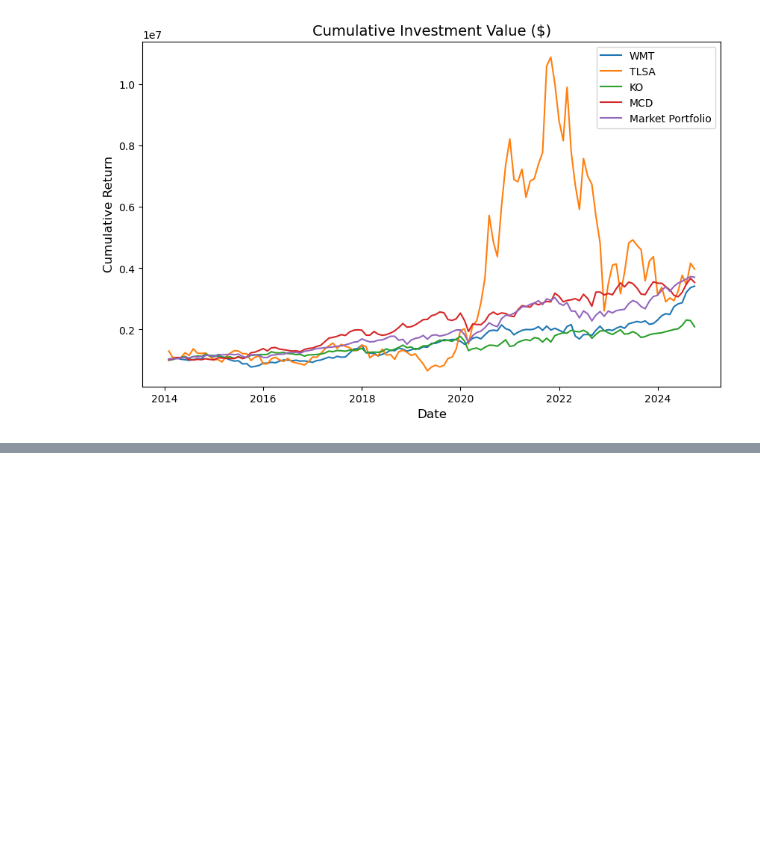
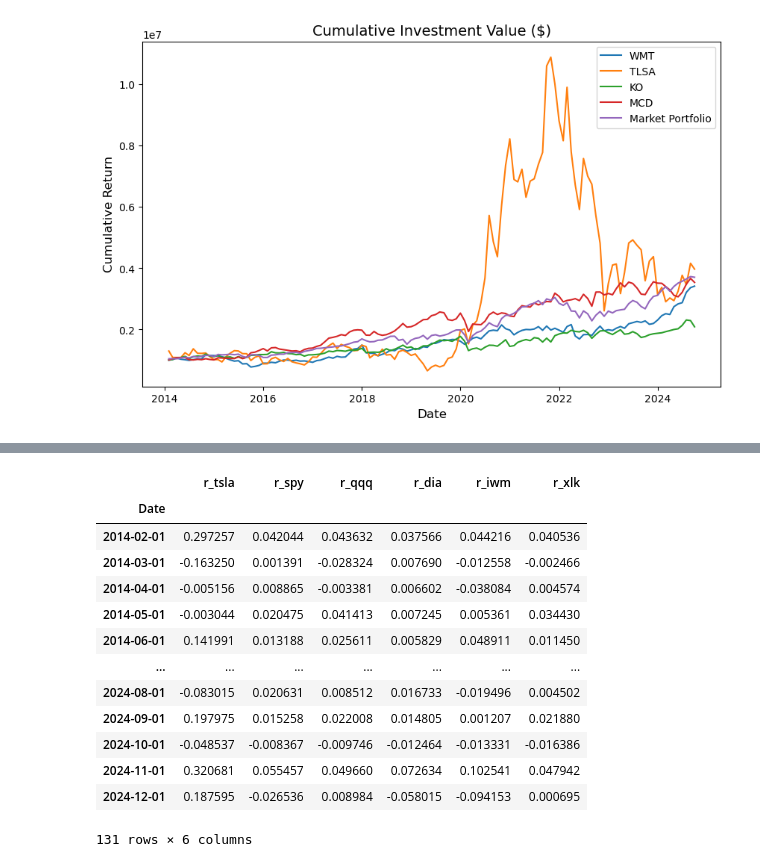
Before and after one commit to linxian963/Financial-Modeling-FINC-305, a Jupyter notebook: Sec1_linear_regression/linear_regression.ipynb, the cells around one changed output, grey strips where cells are left out. Saved outputs shown, nothing was run; the diff lists cells and outputs as text; code cells hidden in the pictures; blank space fills up the shorter version.

```diff
--- a/Sec1_linear_regression/linear_regression.ipynb
+++ b/Sec1_linear_regression/linear_regression.ipynb
@@ -636,0 +680,41 @@ plt.show()
+# %%
+r = np.log(p_close) - np.log(p_close.shift(1))
+
+returns = r.dropna()
+
+r_f = (1+0.03)**(1/12) - 1
+
+reg_own_factor = pd.DataFrame()
+
+reg_own_factor["r_tsla"] = returns["TSLA"] - r_f
+
+reg_own_factor["r_spy"] = returns["SPY"] - r_f
+
+reg_own_factor["r_qqq"] = returns["QQQ"] - r_f
+
+reg_own_factor["r_dia"] = returns["DIA"] - r_f
+
+reg_own_factor["r_iwm"] = returns["IWM"] - r_f
+
+reg_own_factor["r_xlk"] = returns["XLK"] - r_f
+
+#reg_own_factor["r_mdy"] = returns["MDY"] - r_f
+
+#reg_own_factor["r_vtwo"] = returns["VTWO"] - r_f
+
+reg_own_factor
+# %% [output]
+|  | r_tsla | r_spy | r_qqq | r_dia | r_iwm | r_xlk |
+| Date |  |  |  |  |  |  |
+| 2014-02-01 | 0.297257 | 0.042044 | 0.043632 | 0.037566 | 0.044216 | 0.040536 |
+| 2014-03-01 | -0.163250 | 0.001391 | -0.028324 | 0.007690 | -0.012558 | -0.002466 |
+| 2014-04-01 | -0.005156 | 0.008865 | -0.003381 | 0.006602 | -0.038084 | 0.004574 |
+| 2014-05-01 | -0.003044 | 0.020475 | 0.041413 | 0.007245 | 0.005361 | 0.034430 |
+| 2014-06-01 | 0.141991 | 0.013188 | 0.025611 | 0.005829 | 0.048911 | 0.011450 |
+| ... | ... | ... | ... | ... | ... | ... |
+| 2024-08-01 | -0.083015 | 0.020631 | 0.008512 | 0.016733 | -0.019496 | 0.004502 |
+| 2024-09-01 | 0.197975 | 0.015258 | 0.022008 | 0.014805 | 0.001207 | 0.021880 |
+| 2024-10-01 | -0.048537 | -0.008367 | -0.009746 | -0.012464 | -0.013331 | -0.016386 |
+| 2024-11-01 | 0.320681 | 0.055457 | 0.049660 | 0.072634 | 0.102541 | 0.047942 |
+| 2024-12-01 | 0.187595 | -0.026536 | 0.008984 | -0.058015 | -0.094153 | 0.000695 |
+131 rows × 6 columns
```
Also changed, not shown: parts of 3 cells of this notebook, 1 other file.
